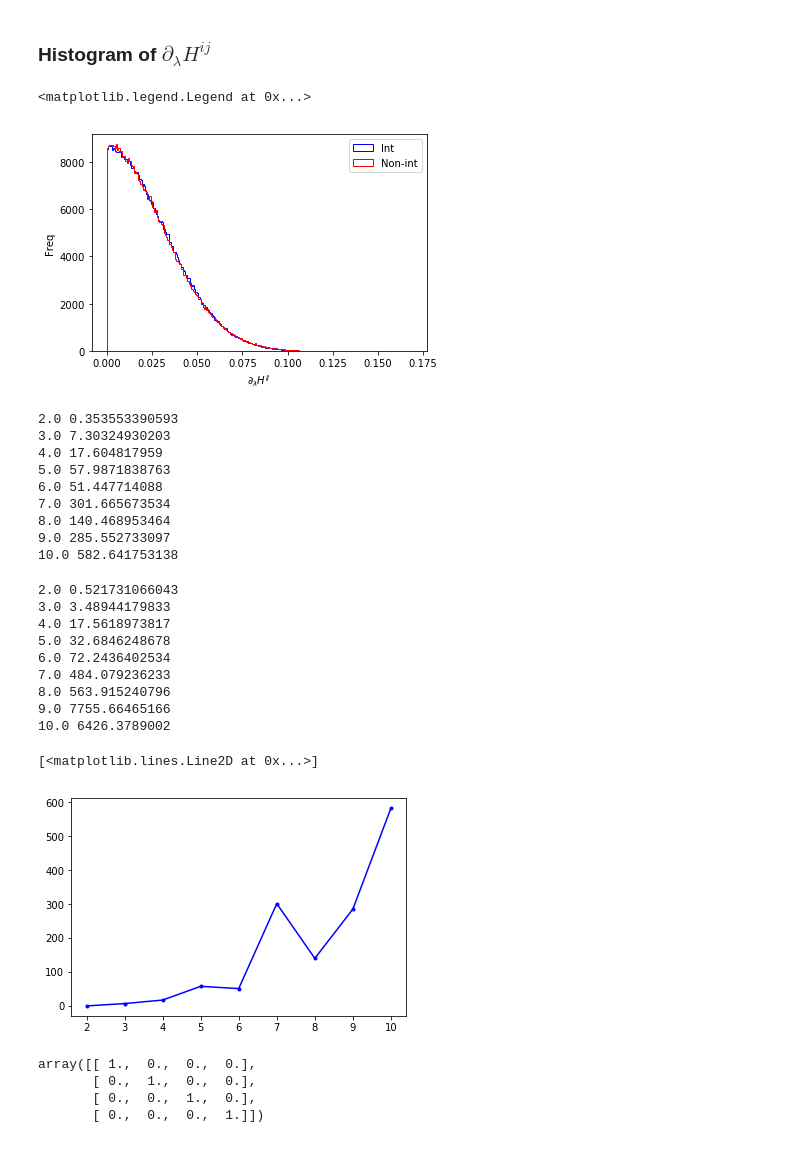
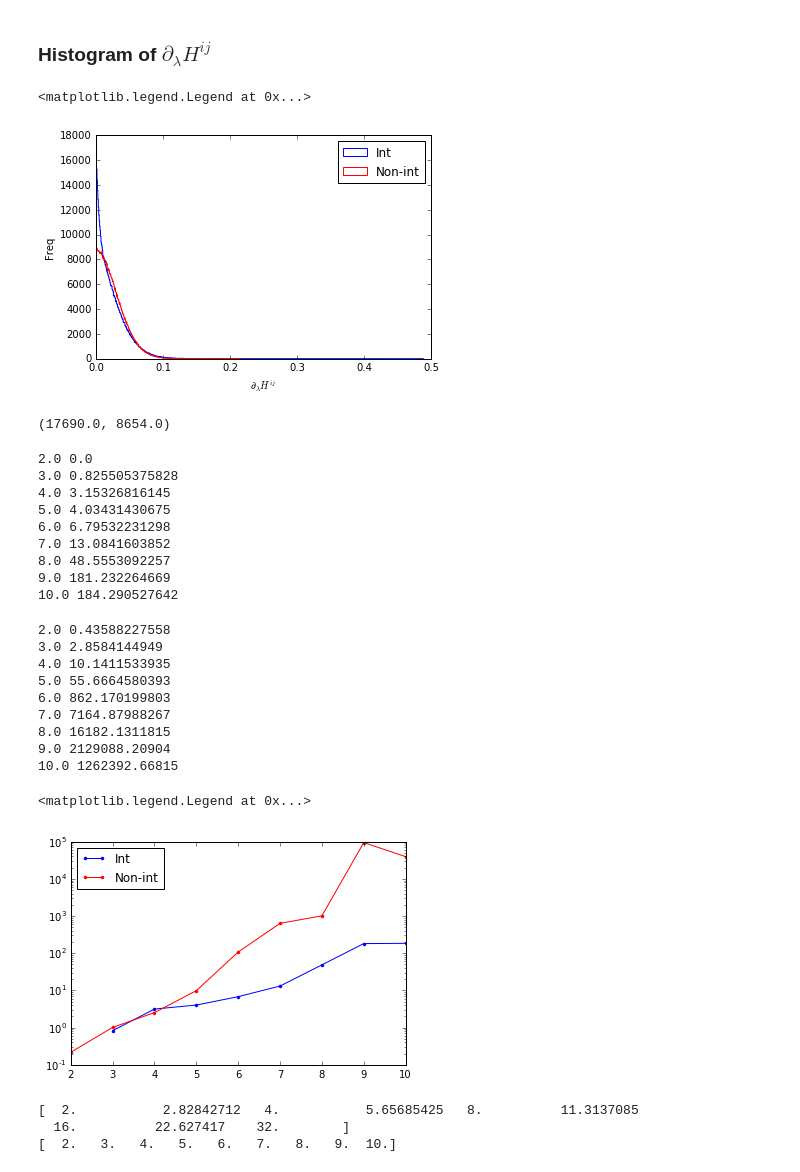
Before and after one commit to alexandreday/counterdiabatic-driving, a Jupyter notebook: zero_denom/jupyter_codes/int_nonint.ipynb, the cells around one changed output. Saved outputs shown, nothing was run; the diff lists cells and outputs as text; code cells hidden in the pictures.

```diff
--- a/zero_denom/jupyter_codes/int_nonint.ipynb
+++ b/zero_denom/jupyter_codes/int_nonint.ipynb
@@ -13,9 +13,9 @@ def Ham_nonint(L):
     hz=(np.sqrt(5)+1)/4 #parameters used by Kim and Huse
     hx=(np.sqrt(5)+5)/8
     J=1.0
-    hz_arr = [[hz,i] for i in range(L)] # OBC
-    hx_arr = [[hx,i] for i in range(L)] # OBC
-    J_arr = [[J,i,(i+1)%L] for i in range(L)] # PBC
+    hz_arr = [[hz,i] for i in range(L)]
+    hx_arr = [[hx,i] for i in range(L)]
+    J_arr = [[1,i,(i+1)] for i in range(L-1)] # OBC [[J,i,(i+1)%L] for i in range(L)] # PBC
 
     # static and dynamic lists
     static = [["xx",J_arr],["z",hz_arr], ["x",hx_arr] ]
@@ -25,10 +25,10 @@ def Ham_nonint(L):
 
 def Ham_int(L):
     basis = spin_basis_1d(L)
-    hz=-0.0#(np.sqrt(5)+1)/4 #parameters used by Kim and Huse
+    hz=-5.0#(np.sqrt(5)+1)/4 #parameters used by Kim and Huse
     J=-1.0
     hz_arr = [[hz,i] for i in range(L)] # OBC
-    J_arr = [[J,i,(i+1)%L] for i in range(L)] # PBC
+    J_arr = [[1,i,(i+1)] for i in range(L-1)] # OBC [[J,i,(i+1)%L] for i in range(L)] # PBC
 
     # static and dynamic lists
     static = [["xx",J_arr],["z",hz_arr]]
@@ -156,4 +170,4 @@ plt.xlabel(r'$\partial_{\lambda}H^{ij}$')
 plt.legend()
 # %% [output]
 <matplotlib.legend.Legend at 0x...>
-[figure, old version]
+[figure, new version]
@@ -169,3 +174,7 @@ def guage_potent_mu_dries(Ham,L):
+# %%
+count[0], count_nonint[0]
+# %% [output]
+(17690.0, 8654.0)
 # %%
 mu=np.sqrt(np.spacing(1))
 Ntot=11
@@ -179,15 +188,15 @@ for i in range(2,Ntot):
     norm_arr_int[i-2]=norm(A_lamb)
     print length[i-2],norm_arr_int[i-2]
 # %% [output]
-2.0 0.353553390593
-3.0 7.30324930203
-4.0 17.604817959
-5.0 57.9871838763
-6.0 51.447714088
-7.0 301.665673534
-8.0 140.468953464
-9.0 285.552733097
-10.0 582.641753138
+2.0 0.0
+3.0 0.825505375828
+4.0 3.15326816145
+5.0 4.03431430675
+6.0 6.79532231298
+7.0 13.0841603852
+8.0 48.5553092257
+9.0 181.232264669
+10.0 184.290527642
 # %%
 mu=np.sqrt(np.spacing(1))
 Ntot=11
@@ -201,27 +210,27 @@ for i in range(2,Ntot):
     norm_arr_nonint[i-2]=norm(A_lamb)
     print length[i-2],norm_arr_nonint[i-2]
 # %% [output]
-2.0 0.521731066043
-3.0 3.48944179833
-4.0 17.5618973817
-5.0 32.6846248678
-6.0 72.2436402534
-7.0 484.079236233
-8.0 563.915240796
-9.0 7755.66465166
-10.0 6426.3789002
+2.0 0.43588227558
+3.0 2.8584144949
+4.0 10.1411533935
+5.0 55.6664580393
+6.0 862.170199803
+7.0 7164.87988267
+8.0 16182.1311815
+9.0 2129088.20904
+10.0 1262392.66815
 # %%
-plt.plot(length, norm_arr_int, 'b.-', label="Int")
-#plt.plot(length,0.05* length**2, 'b-', label="Int")
-#plt.plot(length, norm_arr_nonint, 'r', label="Non-int")
+plt.semilogy(length, norm_arr_int, 'b.-', label="Int")
+#plt.plot(length,10*np.sqrt(length), 'b-', label="Int")
+plt.semilogy(length, norm_arr_nonint/np.sqrt(2**length), 'r.-', label="Non-int")
+plt.legend(loc='best')
 # %% [output]
-[<matplotlib.lines.Line2D at 0x...>]
+<matplotlib.legend.Legend at 0x...>
-[figure, old version]
+[figure, new version]
-# %%
-L=2
-np.identity(2**L)
-# %% [output]
-array([[ 1.,  0.,  0.,  0.],
-       [ 0.,  1.,  0.,  0.],
-       [ 0.,  0.,  1.,  0.],
-       [ 0.,  0.,  0.,  1.]])
+# %%
+print np.sqrt(2**length)
+print length
+# %% [output]
+[  2.           2.82842712   4.           5.65685425   8.          11.3137085
+  16.          22.627417    32.        ]
+[  2.   3.   4.   5.   6.   7.   8.   9.  10.]
```
Also changed, not shown: parts of 10 cells of this notebook, 11 other files.
